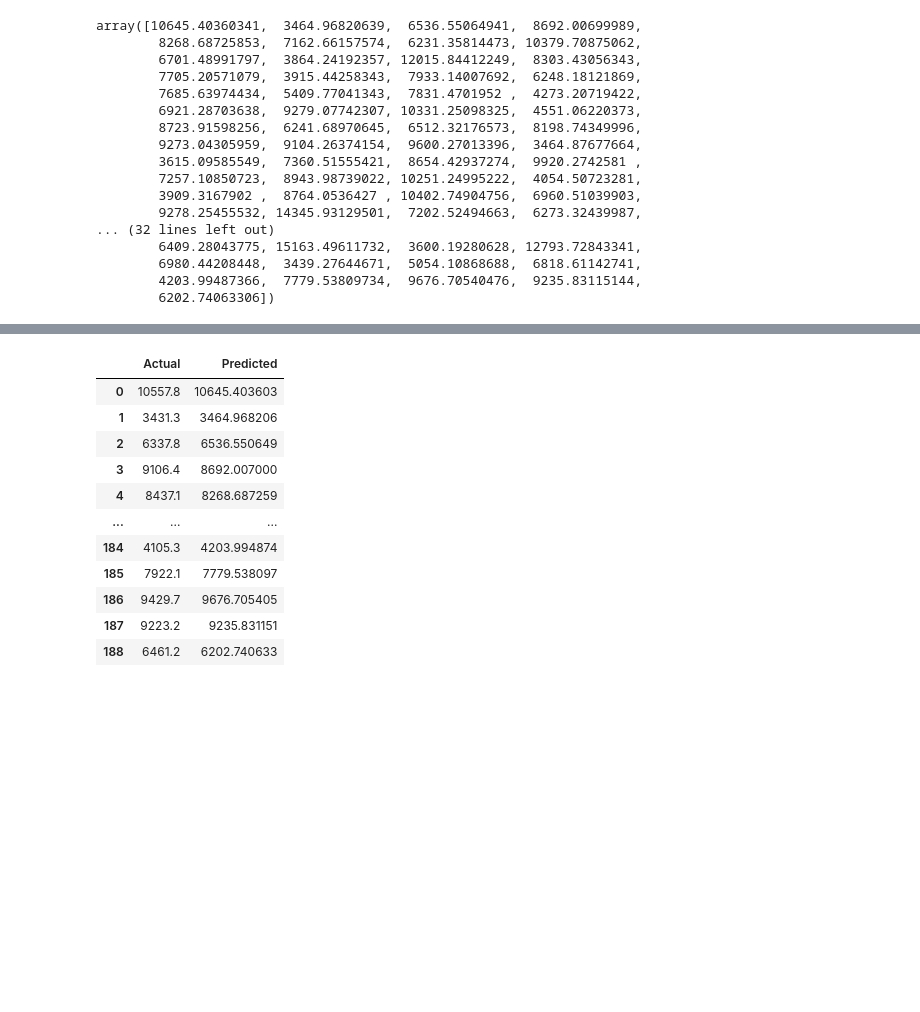
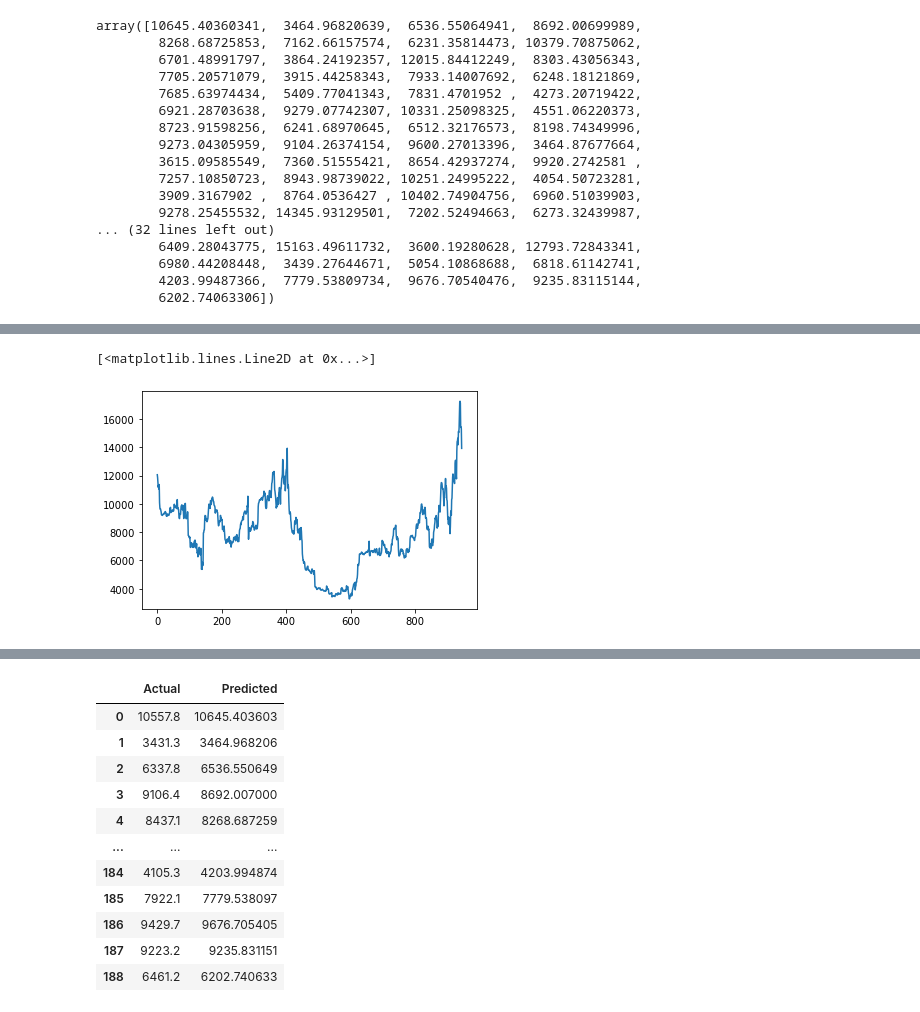
Before and after one commit to Akekunnaya/Bitcoin_and_Ethereum_Training_Model, a Jupyter notebook: Bitcoin_Training_Model.ipynb, the cells around one changed output, grey strips where cells are left out. Drawn from its saved outputs; the diff is of its cells as text; code cells hidden in the pictures; blank space fills up the shorter version.

```diff
--- a/Bitcoin_Training_Model.ipynb
+++ b/Bitcoin_Training_Model.ipynb
@@ -97,0 +95,5 @@ array([10645.40360341,  3464.96820639,  6536.55064941,  8692.00699989,
+# %%
+plt.plot(BitHigh)
+# %% [output]
+[<matplotlib.lines.Line2D at 0x...>]
+[figure, added]
```
Also changed, not shown: parts of 10 cells of this notebook.
